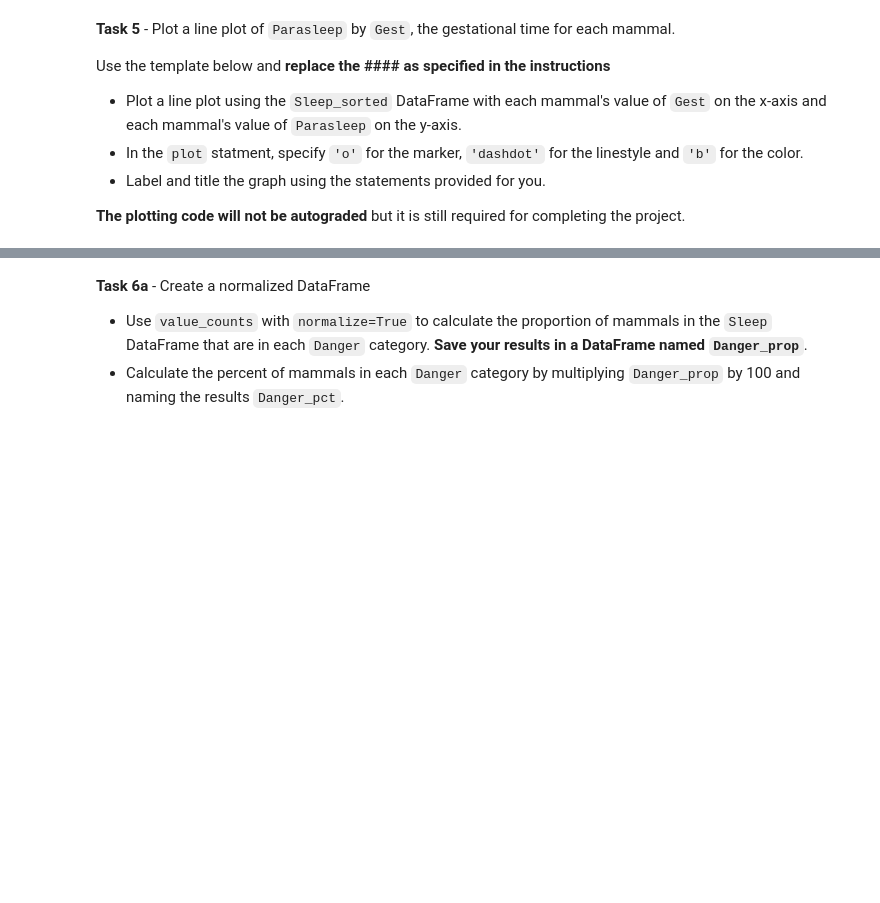
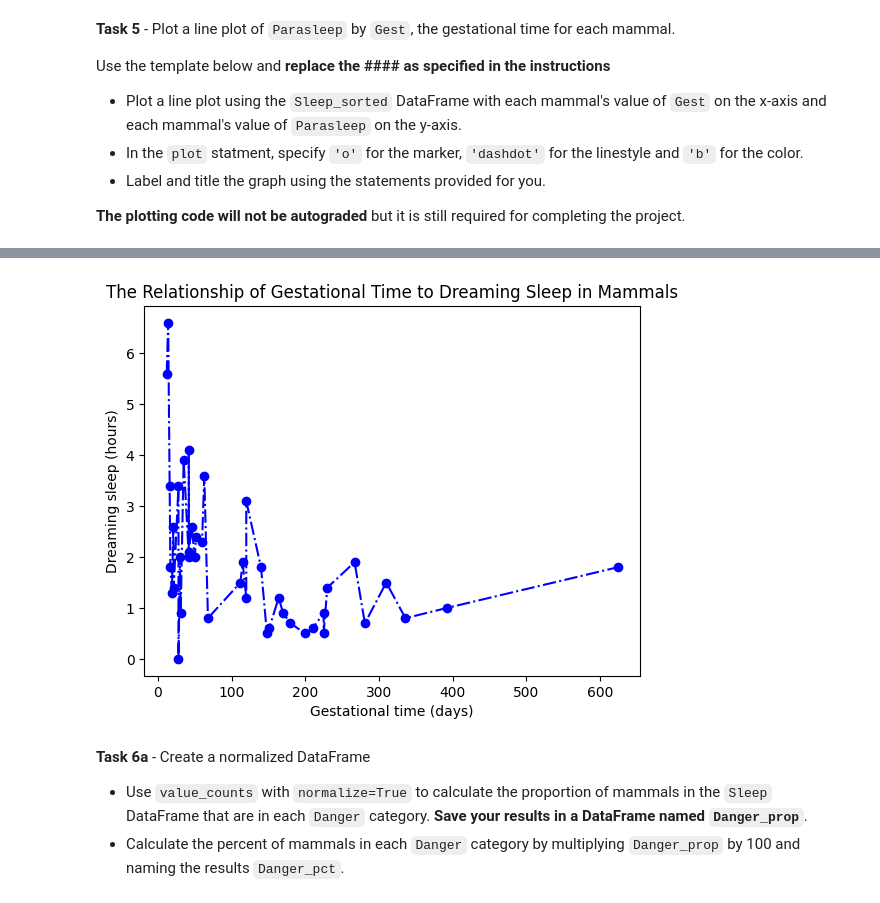
Before and after one commit to sikoh/DS-Data-Wrangling-and-Storytelling, a Jupyter notebook: Make-Explanatory-Visualizations/DS_MakeExplanatoryVisualizations_Homework.ipynb, the cells around one changed output, grey strips where cells are left out. Cells and saved outputs as stored; diff of their text form; code cells hidden in the pictures; blank space fills up the shorter version.

```diff
--- a/Make-Explanatory-Visualizations/DS_MakeExplanatoryVisualizations_Homework.ipynb
+++ b/Make-Explanatory-Visualizations/DS_MakeExplanatoryVisualizations_Homework.ipynb
@@ -195,21 +204,23 @@ Use the template below and **replace the #### as specified in the instructions**
 # %%
 # Task 5 - Plotting
 
 # UNCOMMENT the code lines to complete the Task
 
 fig, ax = plt.subplots()
 
-#ax.plot(####,
-#    ####,
-#    marker=####,
-#    linestyle=####,
-#    color=####)
+ax.plot(Sleep_sorted['Gest'],
+    Sleep_sorted['Parasleep'],
+    marker='o',
+    linestyle='dashdot',
+    color='b')
 
-#ax.set_xlabel('Gestational time (days)')
-#ax.set_ylabel('Dreaming sleep (hours)')
-#ax.set_title('The Relationship of Gestational Time to Dreaming Sleep in Mammals')
+ax.set_xlabel('Gestational time (days)')
+ax.set_ylabel('Dreaming sleep (hours)')
+ax.set_title('The Relationship of Gestational Time to Dreaming Sleep in Mammals')
 
 plt.show()
+# %% [output]
+[figure, added]
 # %%
 # Task 5 SOLUTION
 
```
Also changed, not shown: parts of 1 cell of this notebook.
